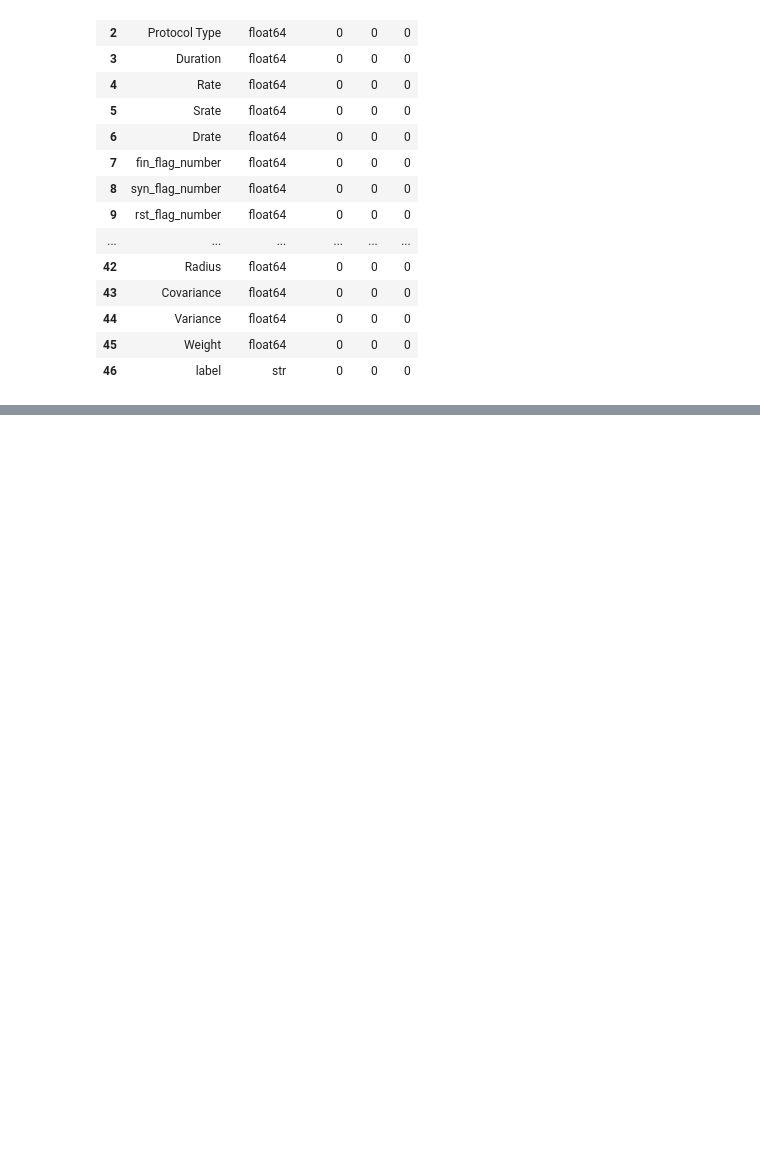
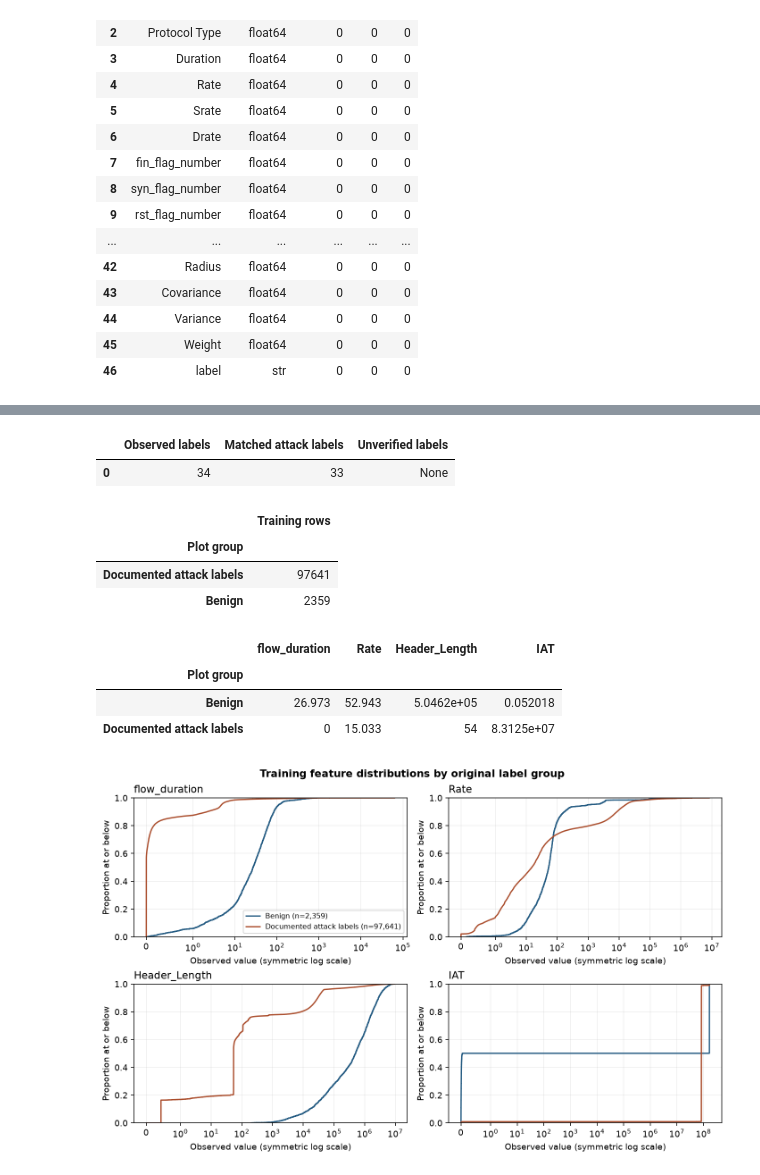
Before and after one commit to mdaliqbal021-tech/iot-intrusion-detection, a Jupyter notebook: 02_eda_restart.ipynb, the cells around one changed output, grey strips where cells are left out. Drawn from its saved outputs; the diff is of its cells as text; code cells hidden in the pictures; blank space fills up the shorter version.

```diff
--- a/02_eda_restart.ipynb
+++ b/02_eda_restart.ipynb
@@ -532,0 +863,63 @@ Training columns
+# %%
+# CSV spellings of the 33 attack types listed by CIC and the dataset paper.
+documented_attack_labels = {
+    "DDoS-ACK_Fragmentation", "DDoS-HTTP_Flood", "DDoS-ICMP_Flood",
+    "DDoS-ICMP_Fragmentation", "DDoS-PSHACK_Flood", "DDoS-RSTFINFlood",
+    "DDoS-SYN_Flood", "DDoS-SlowLoris", "DDoS-SynonymousIP_Flood",
+    "DDoS-TCP_Flood", "DDoS-UDP_Flood", "DDoS-UDP_Fragmentation",
+    "DoS-HTTP_Flood", "DoS-SYN_Flood", "DoS-TCP_Flood", "DoS-UDP_Flood",
+    "Recon-HostDiscovery", "Recon-OSScan", "Recon-PingSweep",
+    "Recon-PortScan", "VulnerabilityScan",
+    "Backdoor_Malware", "BrowserHijacking", "CommandInjection",
+    "SqlInjection", "Uploading_Attack", "XSS", "DictionaryBruteForce",
+    "DNS_Spoofing", "MITM-ArpSpoofing",
+    "Mirai-greeth_flood", "Mirai-greip_flood", "Mirai-udpplain",
+}
+original_labels = training_eda["label"]
+benign_label = "BenignTraffic"
+observed_labels = set(original_labels.unique())
+unverified_labels = observed_labels - documented_attack_labels - {benign_label}
+other_group = "Other labelled traffic" if unverified_labels else "Documented attack labels"
+plot_groups = pd.Series(
+    np.where(original_labels.eq(benign_label), "Benign", other_group),
+    index=original_labels.index,
+    name="Plot group",
+)
+group_sizes = plot_groups.value_counts()
+display(pd.DataFrame({
+    "Observed labels": [len(observed_labels)],
+    "Matched attack labels": [len(observed_labels & documented_attack_labels)],
+    "Unverified labels": [", ".join(sorted(map(str, unverified_labels))) or "None"],
+}))
+display(group_sizes.rename("Training rows").to_frame())
+
+comparison_features = ["flow_duration", "Rate", "Header_Length", "IAT"]
+group_medians = features_eda[comparison_features].groupby(plot_groups).median()
+with pd.option_context("display.float_format", "{:.5g}".format):
+    display(group_medians)
+
+figure, axes = plt.subplots(2, 2, figsize=(10, 6.2), layout="constrained")
+figure.suptitle("Training feature distributions by original label group", fontweight="bold")
+for feature, ax in zip(comparison_features, axes.flat, strict=True):
+    for group, color in [("Benign", "#245b82"), (other_group, "#aa4c2b")]:
+        values = features_eda.loc[plot_groups.eq(group), feature]
+        ax.ecdf(values, compress=True, color=color, label=f"{group} (n={len(values):,})")
+    ax.set_xscale("symlog", linthresh=1)
+    ax.set_xlabel("Observed value (symmetric log scale)")
+    ax.set_ylabel("Proportion at or below")
+    ax.set_title(feature, loc="left")
+    ax.grid(alpha=0.2)
+axes[0, 0].legend(loc="lower right", fontsize=8)
+show_eda_figure(figure)
+# %% [output]
+|  | Observed labels | Matched attack labels | Unverified labels |
+| 0 | 34 | 33 | None |
+|  | Training rows |
+| Plot group |  |
+| Documented attack labels | 97641 |
+| Benign | 2359 |
+|  | flow_duration | Rate | Header_Length | IAT |
+| Plot group |  |  |  |  |
+| Benign | 26.973 | 52.943 | 5.0462e+05 | 0.052018 |
+| Documented attack labels | 0 | 15.033 | 54 | 8.3125e+07 |
+[figure, added]
```
Also changed, not shown: parts of 20 cells of this notebook, 2 other files.
